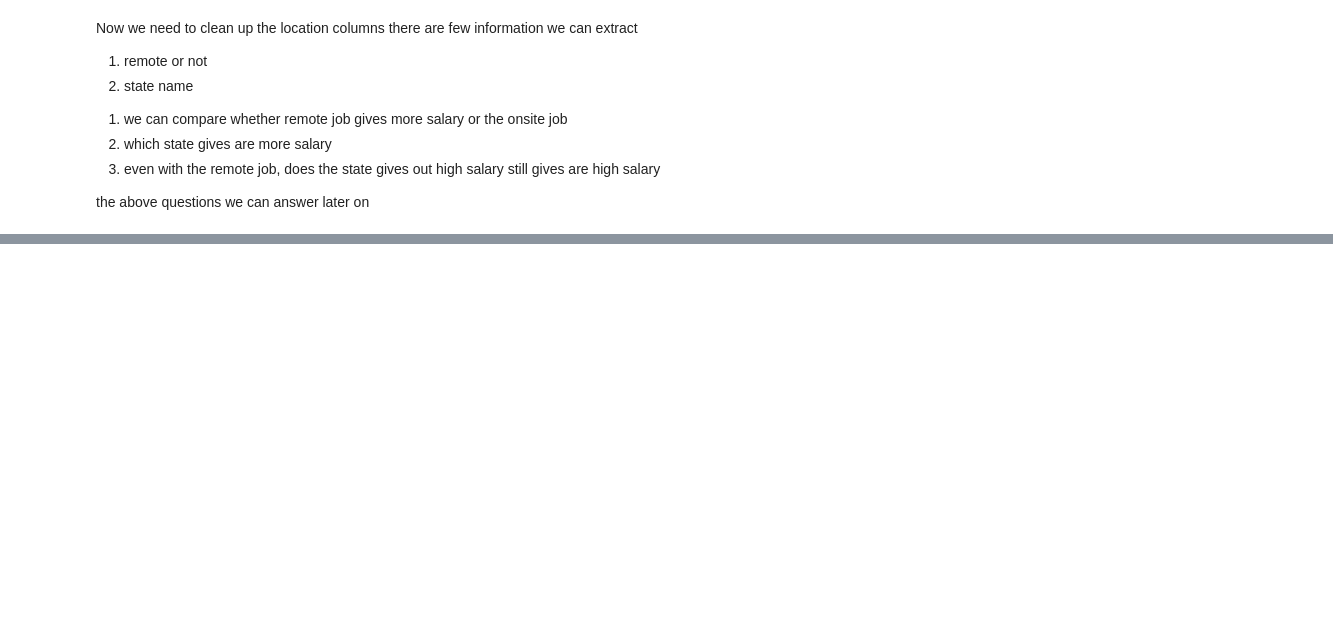
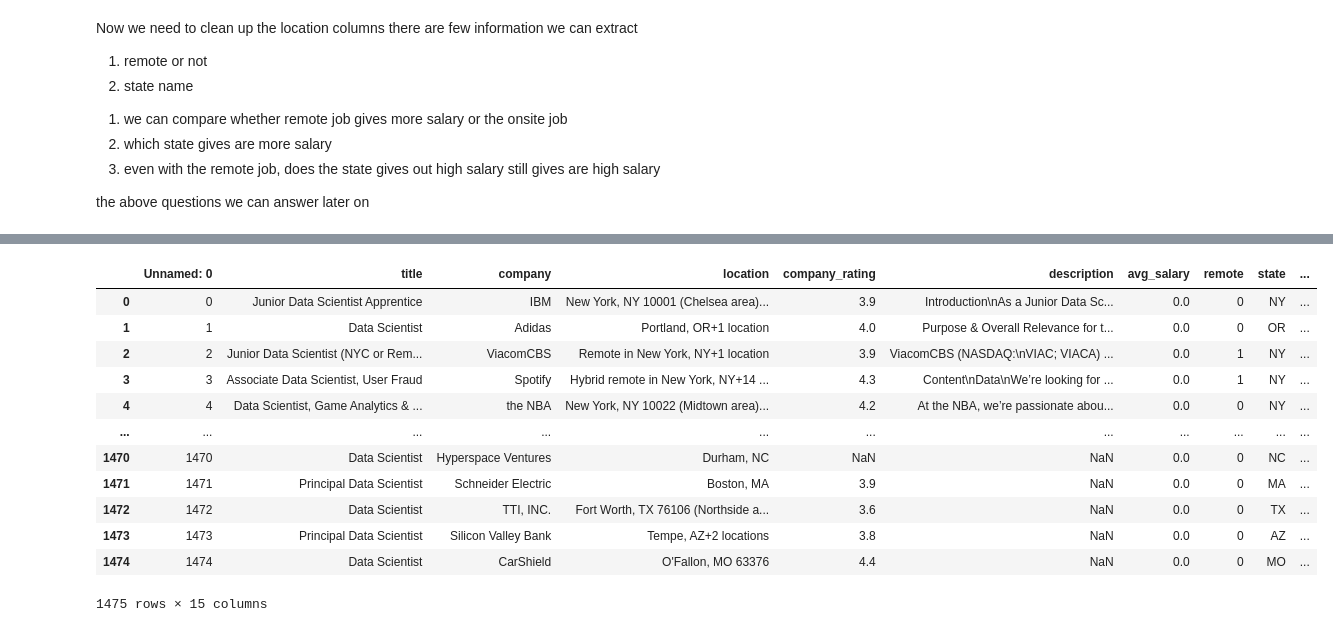
Before and after one commit to gihonglee/Indeed_web_scrapping, a Jupyter notebook: data_cleaning.ipynb, the cells around one changed output, grey strips where cells are left out. Cells and saved outputs as stored; diff of their text form; code cells hidden in the pictures; blank space fills up the shorter version.

```diff
--- a/data_cleaning.ipynb
+++ b/data_cleaning.ipynb
@@ -255,16 +237,32 @@ df[df['state'] == 0]
 # %%
 # python
 # aws
 # gcp
 # excel
 # spark
 
 df['python'] = df['description'].apply(lambda x: 1 if isinstance(x,str) and 'python' in x.lower() else 0)
 df['aws'] = df['description'].apply(lambda x: 1 if isinstance(x,str) and 'aws' in x.lower() else 0)
 df['gcp'] = df['description'].apply(lambda x: 1 if isinstance(x,str) and 'gcp' in x.lower() else 0)
 df['excel'] = df['description'].apply(lambda x: 1 if isinstance(x,str) and 'excel' in x.lower() else 0)
 df['spark'] = df['description'].apply(lambda x: 1 if isinstance(x,str) and 'spark' in x.lower() else 0)
+df['sql'] = df['sql'] = df['description'].apply(lambda x: 1 if isinstance(x,str) and 'sql' in x.lower() else 0)
 
 df.columns
 df.drop('Unnamed: 0',axis = 1, inplace = False)
 df.to_csv('job_data_cleaned.csv')
+df
+# %% [output]
+|  | Unnamed: 0 | title | company | location | company_rating | description | avg_salary | remote | state | ... |
+| 0 | 0 | Junior Data Scientist Apprentice | IBM | New York, NY 10001 (Chelsea area)... | 3.9 | Introduction\nAs a Junior Data Sc... | 0.0 | 0 | NY | ... |
+| 1 | 1 | Data Scientist | Adidas | Portland, OR+1 location | 4.0 | Purpose & Overall Relevance for t... | 0.0 | 0 | OR | ... |
+| 2 | 2 | Junior Data Scientist (NYC or Rem... | ViacomCBS | Remote in New York, NY+1 location | 3.9 | ViacomCBS (NASDAQ:\nVIAC; VIACA) ... | 0.0 | 1 | NY | ... |
+| 3 | 3 | Associate Data Scientist, User Fraud | Spotify | Hybrid remote in New York, NY+14 ... | 4.3 | Content\nData\nWe’re looking for ... | 0.0 | 1 | NY | ... |
+| 4 | 4 | Data Scientist, Game Analytics & ... | the NBA | New York, NY 10022 (Midtown area)... | 4.2 | At the NBA, we’re passionate abou... | 0.0 | 0 | NY | ... |
+| ... | ... | ... | ... | ... | ... | ... | ... | ... | ... | ... |
+| 1470 | 1470 | Data Scientist | Hyperspace Ventures | Durham, NC | NaN | NaN | 0.0 | 0 | NC | ... |
+| 1471 | 1471 | Principal Data Scientist | Schneider Electric | Boston, MA | 3.9 | NaN | 0.0 | 0 | MA | ... |
+| 1472 | 1472 | Data Scientist | TTI, INC. | Fort Worth, TX 76106 (Northside a... | 3.6 | NaN | 0.0 | 0 | TX | ... |
+| 1473 | 1473 | Principal Data Scientist | Silicon Valley Bank | Tempe, AZ+2 locations | 3.8 | NaN | 0.0 | 0 | AZ | ... |
+| 1474 | 1474 | Data Scientist | CarShield | O'Fallon, MO 63376 | 4.4 | NaN | 0.0 | 0 | MO | ... |
+1475 rows × 15 columns
```
Also changed, not shown: parts of 13 cells of this notebook, 1 other file.
